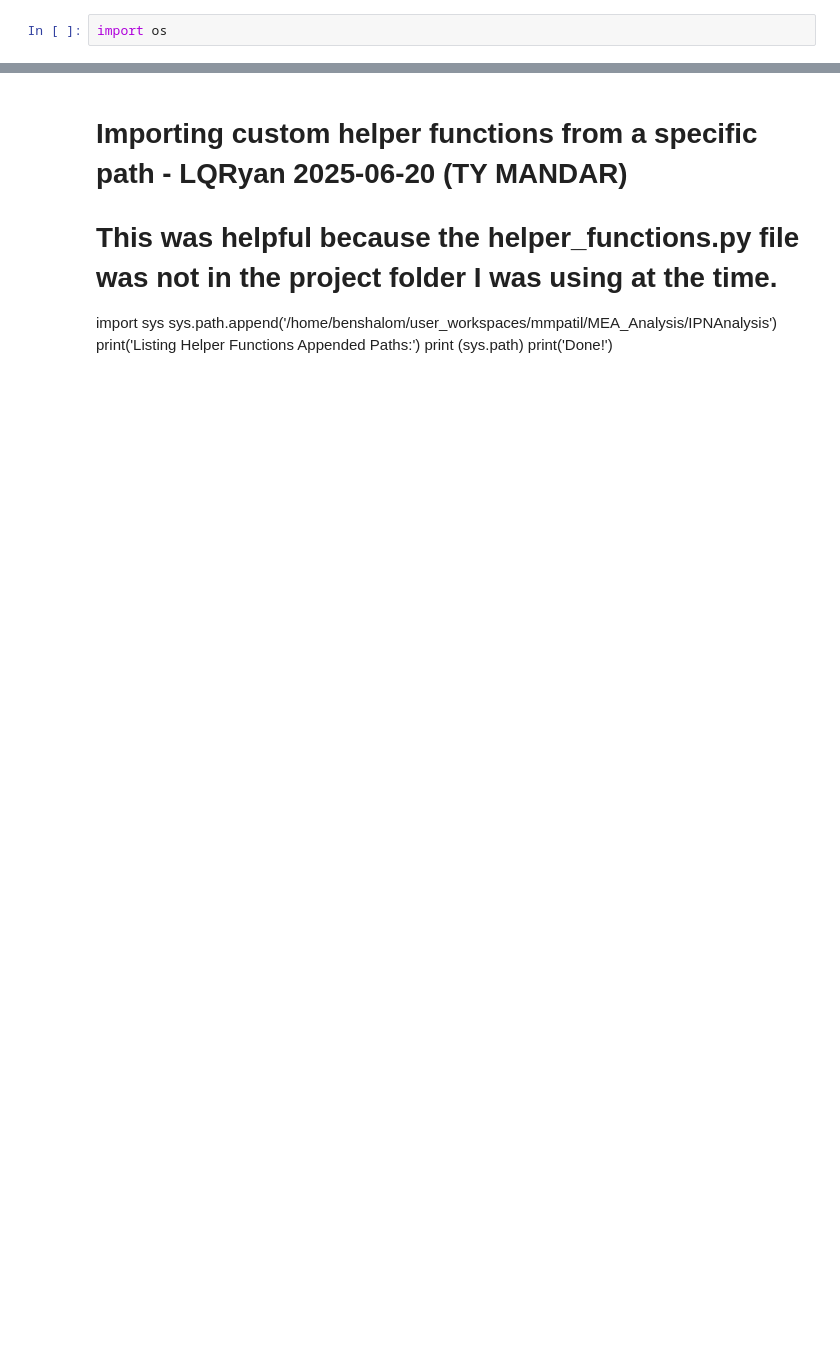
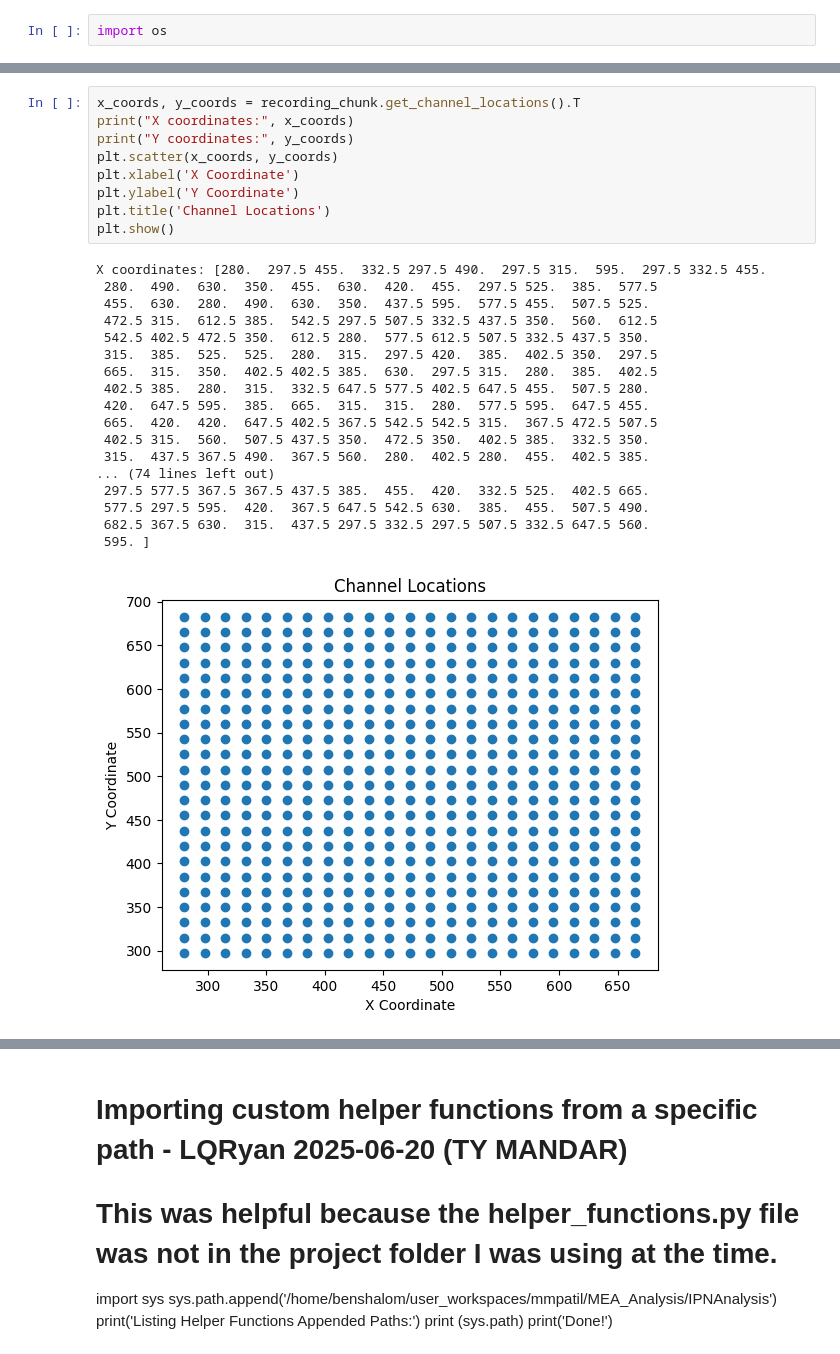
Before and after one commit to roybens/MEA_Analysis, a Jupyter notebook: StimulationAnalysis/EvokedAnalysis_Mk2.ipynb, the cells around one changed output, grey strips where cells are left out. Saved outputs shown, nothing was run; the diff lists cells and outputs as text; blank space fills up the shorter version.

```diff
--- a/StimulationAnalysis/EvokedAnalysis_Mk2.ipynb
+++ b/StimulationAnalysis/EvokedAnalysis_Mk2.ipynb
@@ -87 +118,29 @@ array(['0', '2', '4', '6', '8', '10', '12', '14', '16', '18', '20', '22',
       dtype='<U64')
+# %%
+x_coords, y_coords = recording_chunk.get_channel_locations().T
+print("X coordinates:", x_coords)
+print("Y coordinates:", y_coords)
+plt.scatter(x_coords, y_coords)
+plt.xlabel('X Coordinate')
+plt.ylabel('Y Coordinate')
+plt.title('Channel Locations')
+plt.show()
+# %% [output]
+X coordinates: [280.  297.5 455.  332.5 297.5 490.  297.5 315.  595.  297.5 332.5 455.
+ 280.  490.  630.  350.  455.  630.  420.  455.  297.5 525.  385.  577.5
+ 455.  630.  280.  490.  630.  350.  437.5 595.  577.5 455.  507.5 525.
+ 472.5 315.  612.5 385.  542.5 297.5 507.5 332.5 437.5 350.  560.  612.5
+ 542.5 402.5 472.5 350.  612.5 280.  577.5 612.5 507.5 332.5 437.5 350.
+ 315.  385.  525.  525.  280.  315.  297.5 420.  385.  402.5 350.  297.5
+ 665.  315.  350.  402.5 402.5 385.  630.  297.5 315.  280.  385.  402.5
+ 402.5 385.  280.  315.  332.5 647.5 577.5 402.5 647.5 455.  507.5 280.
+ 420.  647.5 595.  385.  665.  315.  315.  280.  577.5 595.  647.5 455.
+ 665.  420.  420.  647.5 402.5 367.5 542.5 542.5 315.  367.5 472.5 507.5
+ 402.5 315.  560.  507.5 437.5 350.  472.5 350.  402.5 385.  332.5 350.
+ 315.  437.5 367.5 490.  367.5 560.  280.  402.5 280.  455.  402.5 385.
+... (74 lines left out)
+ 297.5 577.5 367.5 367.5 437.5 385.  455.  420.  332.5 525.  402.5 665.
+ 577.5 297.5 595.  420.  367.5 647.5 542.5 630.  385.  455.  507.5 490.
+ 682.5 367.5 630.  315.  437.5 297.5 332.5 297.5 507.5 332.5 647.5 560.
+ 595. ]
+[figure, added]
```
Also changed, not shown: parts of 15 cells of this notebook, 1 other file.
